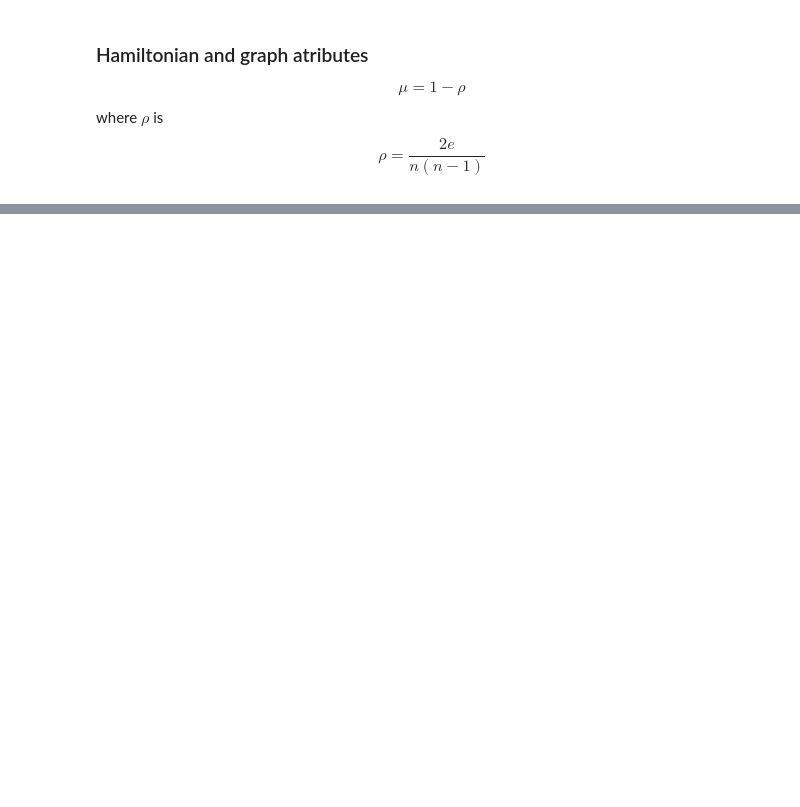
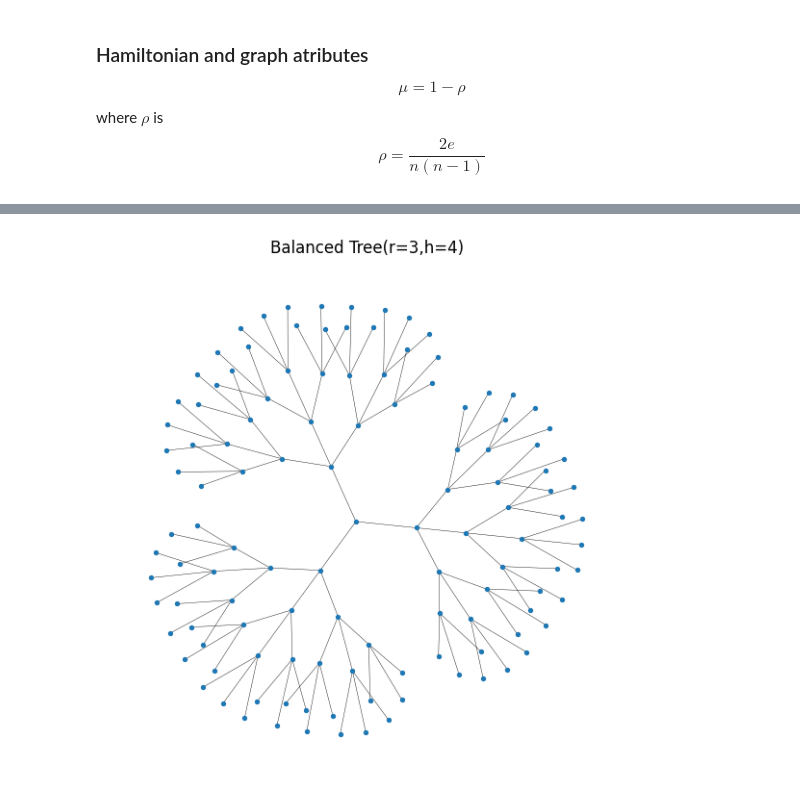
Before and after one commit to SamSaladino/Effective-Topological-Coverage-ETC, a Jupyter notebook: examples/1_tutorial_h_ examples.ipynb, the cells around one changed output, grey strips where cells are left out. Saved outputs shown, nothing was run; the diff lists cells and outputs as text; code cells hidden in the pictures; blank space fills up the shorter version.

```diff
--- a/examples/1_tutorial_h_ examples.ipynb
+++ b/examples/1_tutorial_h_ examples.ipynb
@@ -49,0 +134,4 @@ G = nx.path_graph(20)
+# %%
+show_graph(Gs[4][1], title=Gs[4][0])
+# %% [output]
+[figure, added]
```
Also changed, not shown: parts of 28 cells of this notebook, 3 other files.
